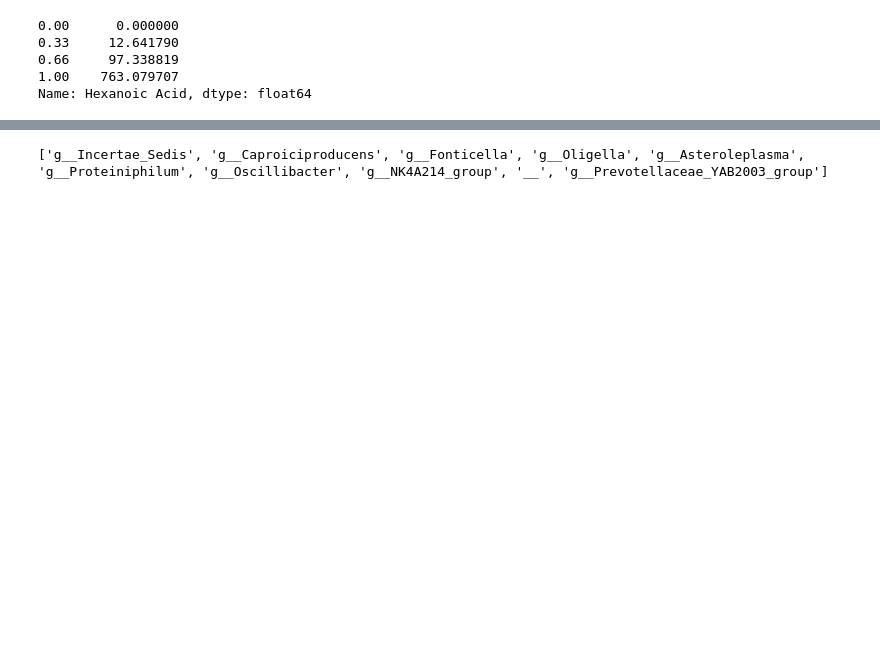
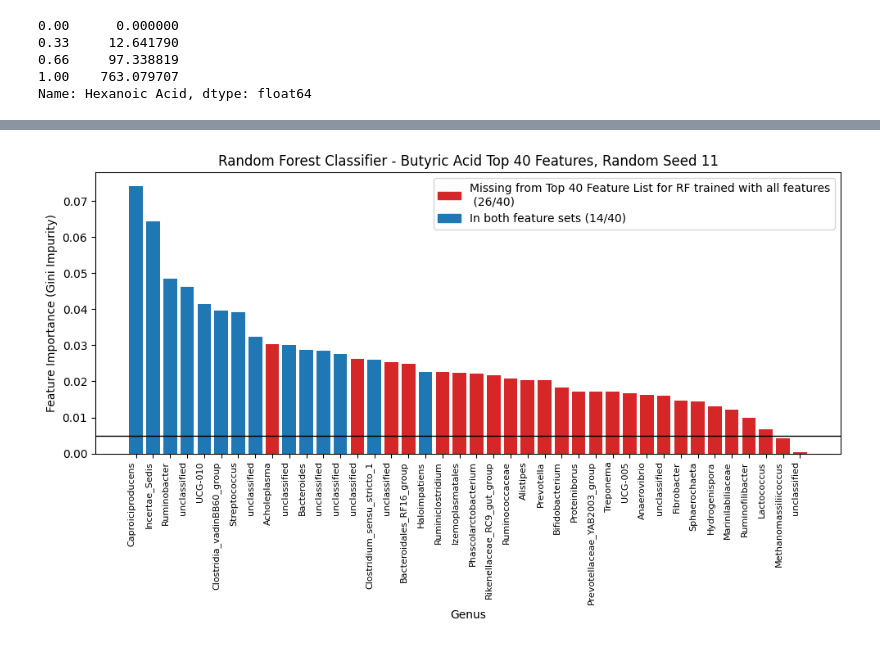
Before and after one commit to alpha-tango/butyricacid, a Jupyter notebook: Anne.ipynb, the cells around one changed output, grey strips where cells are left out. Saved outputs shown, nothing was run; the diff lists cells and outputs as text; code cells hidden in the pictures; blank space fills up the shorter version.

```diff
--- a/Anne.ipynb
+++ b/Anne.ipynb
@@ -155,0 +213,36 @@ print([i.split(';')[-1] for i in top_features])
+# %%
+# test impact that normalization has
+# result: looks exactly the same as the 500 tree version
+
+n_estimators = 1000
+random_seed = 11
+X = raw_data[filtered_microbe_columns]
+y = raw_data["butyric_class"]
+rf = RandomForestClassifier(n_estimators=n_estimators, random_state=random_seed)
+rf.fit(X, y)
+
+importances = rf.feature_importances_
+feature_importance_df = pd.DataFrame({'Feature': filtered_microbe_columns, 'Importance': importances})
+feature_importance_df = feature_importance_df.sort_values(by='Importance', ascending=False)
+
+rf_plot(feature_importance_df.head(40), random_seed, method='Classifier',target="Butyric Acid",
+        feature_overlap=feature_importance_cls['Feature'][:40].to_list(),
+       overlap_label="Top 40 Feature List for RF trained with all features")
+
+# # test impact that normalization has
+# # result: looks exactly the same as the 500 tree version
+
+# n_estimators = 500
+# random_seed = 11
+# X = normalized_data
+# y = raw_data["butyric_class"]
+# rf = RandomForestClassifier(n_estimators=n_estimators, random_state=random_seed)
+# rf.fit(X, y)
+
+# importances = rf.feature_importances_
+# feature_importance_df = pd.DataFrame({'Feature': microbe_columns, 'Importance': importances})
+# feature_importance_df = feature_importance_df.sort_values(by='Importance', ascending=False)
+
+# rf_plot(feature_importance_df.head(60), random_seed, method='Classifier',target="Butyric Acid")
+# %% [output]
+[figure, added]
@@ -156,18 +284,19 @@ print([i.split(';')[-1] for i in top_features])
 # %%
-n_estimators = 500
-random_seed = 118
-X = raw_data[microbe_columns]
-y = raw_data["hexanoic_class"]
-rf = RandomForestClassifier(n_estimators=n_estimators, random_state=random_seed)
-rf.fit(X, y)
+# # compare to a different random seed
 
-importances = rf.feature_importances_
-feature_importance_df = pd.DataFrame({'Feature': microbe_columns, 'Importance': importances})
-feature_importance_df = feature_importance_df.sort_values(by='Importance', ascending=False)
-top_features = feature_importance_df['Feature'][:10].values
+# other_seed_list = feature_importance_11['Feature'][:60].to_list()
 
-print([i.split(';')[-1] for i in top_features])
-# print(feature_importance_df)
+# n_estimators = 500
+# random_seed = 118
+# X = raw_data[microbe_columns]
+# y = raw_data["butyric_class"]
+# rf = RandomForestClassifier(n_estimators=n_estimators, random_state=random_seed)
+# rf.fit(X, y)
+
+# importances = rf.feature_importances_
+# feature_importance_df = pd.DataFrame({'Feature': microbe_columns, 'Importance': importances})
+# feature_importance_df = feature_importance_df.sort_values(by='Importance', ascending=False)
+
+# rf_plot(feature_importance_df.head(60), random_seed, method='Classifier',target="Butyric Acid", feature_overlap=other_seed_list,
+#        overlap_label="Top 60 Features from random seed 11")
-# %% [output]
-['g__Incertae_Sedis', 'g__Caproiciproducens', 'g__Fonticella', 'g__Oligella', 'g__Asteroleplasma', 'g__Proteiniphilum', 'g__Oscillibacter', 'g__NK4A214_group', '__', 'g__Prevotellaceae_YAB2003_group']
 # %%
```
Also changed, not shown: parts of 33 cells of this notebook.
